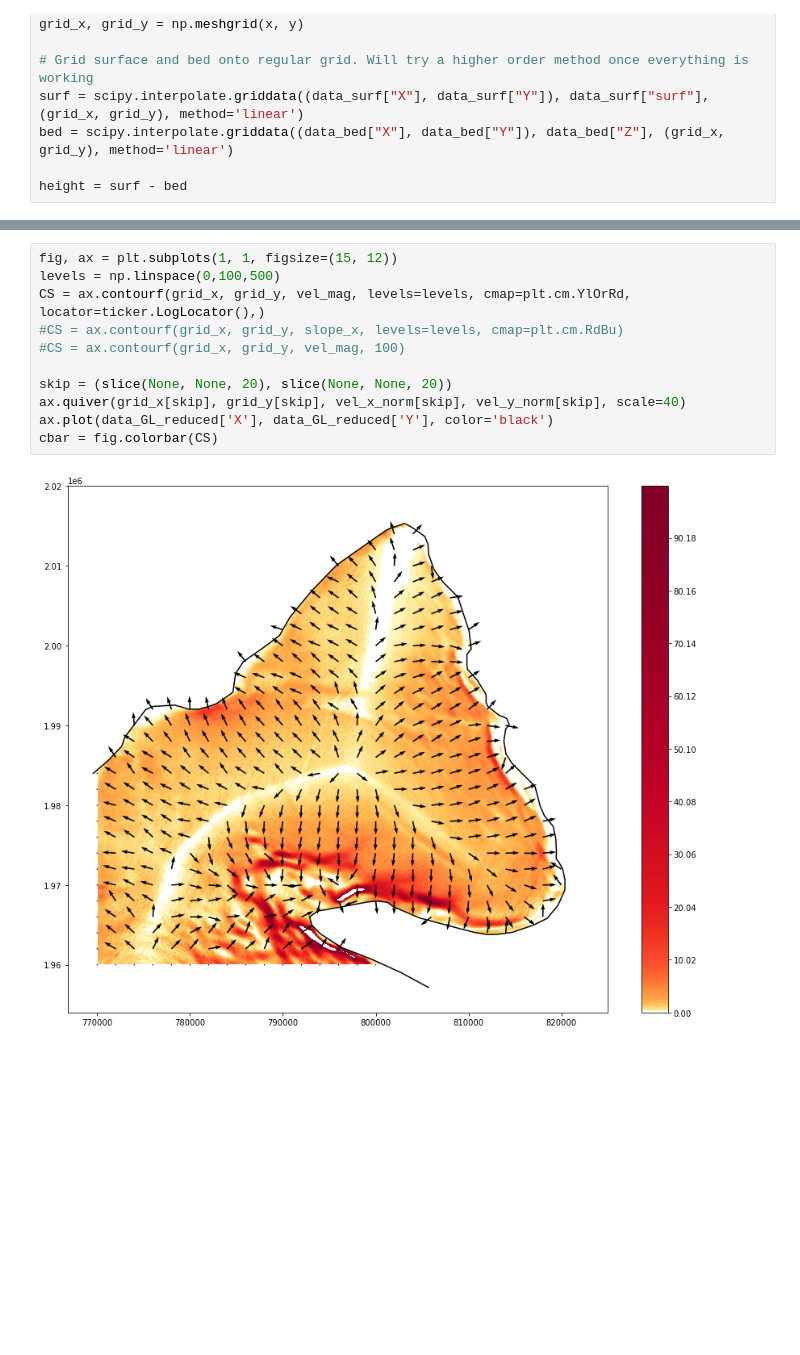
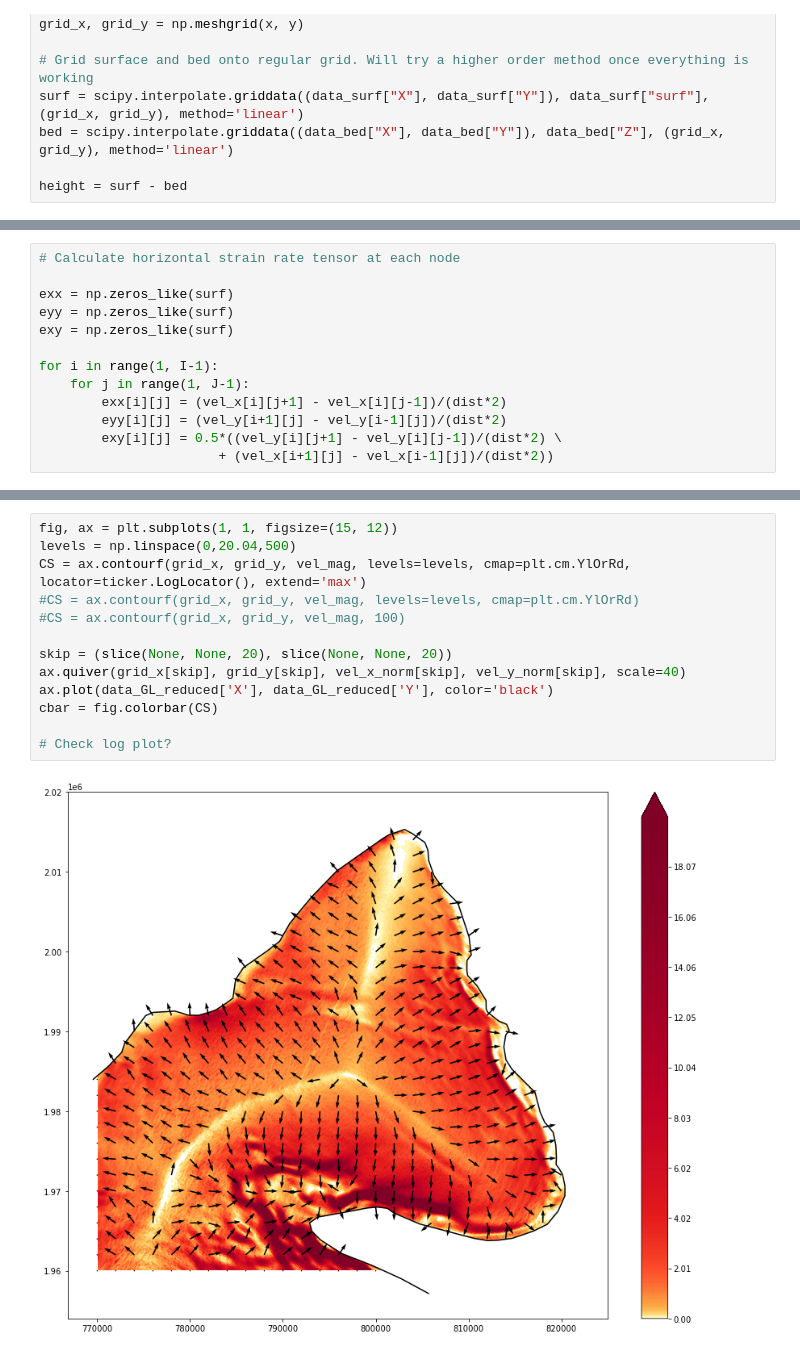
Before and after one commit to henryclara/Anisotropy_SIA, a Jupyter notebook: src/PlotData.ipynb, the cells around one changed output, grey strips where cells are left out. Cells and saved outputs as stored; diff of their text form; blank space fills up the shorter version.

```diff
--- a/src/PlotData.ipynb
+++ b/src/PlotData.ipynb
@@ -110,0 +84,13 @@ vel_y_norm = np.divide(vel_y, vel_mag, out=np.zeros_like(vel_y), where=vel_mag!=
+# %%
+# Calculate horizontal strain rate tensor at each node
+
+exx = np.zeros_like(surf)
+eyy = np.zeros_like(surf)
+exy = np.zeros_like(surf)
+
+for i in range(1, I-1):
+    for j in range(1, J-1):
+        exx[i][j] = (vel_x[i][j+1] - vel_x[i][j-1])/(dist*2)
+        eyy[i][j] = (vel_y[i+1][j] - vel_y[i-1][j])/(dist*2)
+        exy[i][j] = 0.5*((vel_y[i][j+1] - vel_y[i][j-1])/(dist*2) \
+                       + (vel_x[i+1][j] - vel_x[i-1][j])/(dist*2))
@@ -111,13 +126,15 @@ vel_y_norm = np.divide(vel_y, vel_mag, out=np.zeros_like(vel_y), where=vel_mag!=
 # %%
 fig, ax = plt.subplots(1, 1, figsize=(15, 12))
-levels = np.linspace(0,100,500)
-CS = ax.contourf(grid_x, grid_y, vel_mag, levels=levels, cmap=plt.cm.YlOrRd, locator=ticker.LogLocator(),)
-#CS = ax.contourf(grid_x, grid_y, slope_x, levels=levels, cmap=plt.cm.RdBu)
+levels = np.linspace(0,20.04,500)
+CS = ax.contourf(grid_x, grid_y, vel_mag, levels=levels, cmap=plt.cm.YlOrRd, locator=ticker.LogLocator(), extend='max')
+#CS = ax.contourf(grid_x, grid_y, vel_mag, levels=levels, cmap=plt.cm.YlOrRd)
 #CS = ax.contourf(grid_x, grid_y, vel_mag, 100)
 
 skip = (slice(None, None, 20), slice(None, None, 20))
 ax.quiver(grid_x[skip], grid_y[skip], vel_x_norm[skip], vel_y_norm[skip], scale=40)
 ax.plot(data_GL_reduced['X'], data_GL_reduced['Y'], color='black')
 cbar = fig.colorbar(CS)
+
+# Check log plot?
 # %% [output]
-[figure, old version]
+[figure, new version]
```
Also changed, not shown: parts of 11 cells of this notebook.
